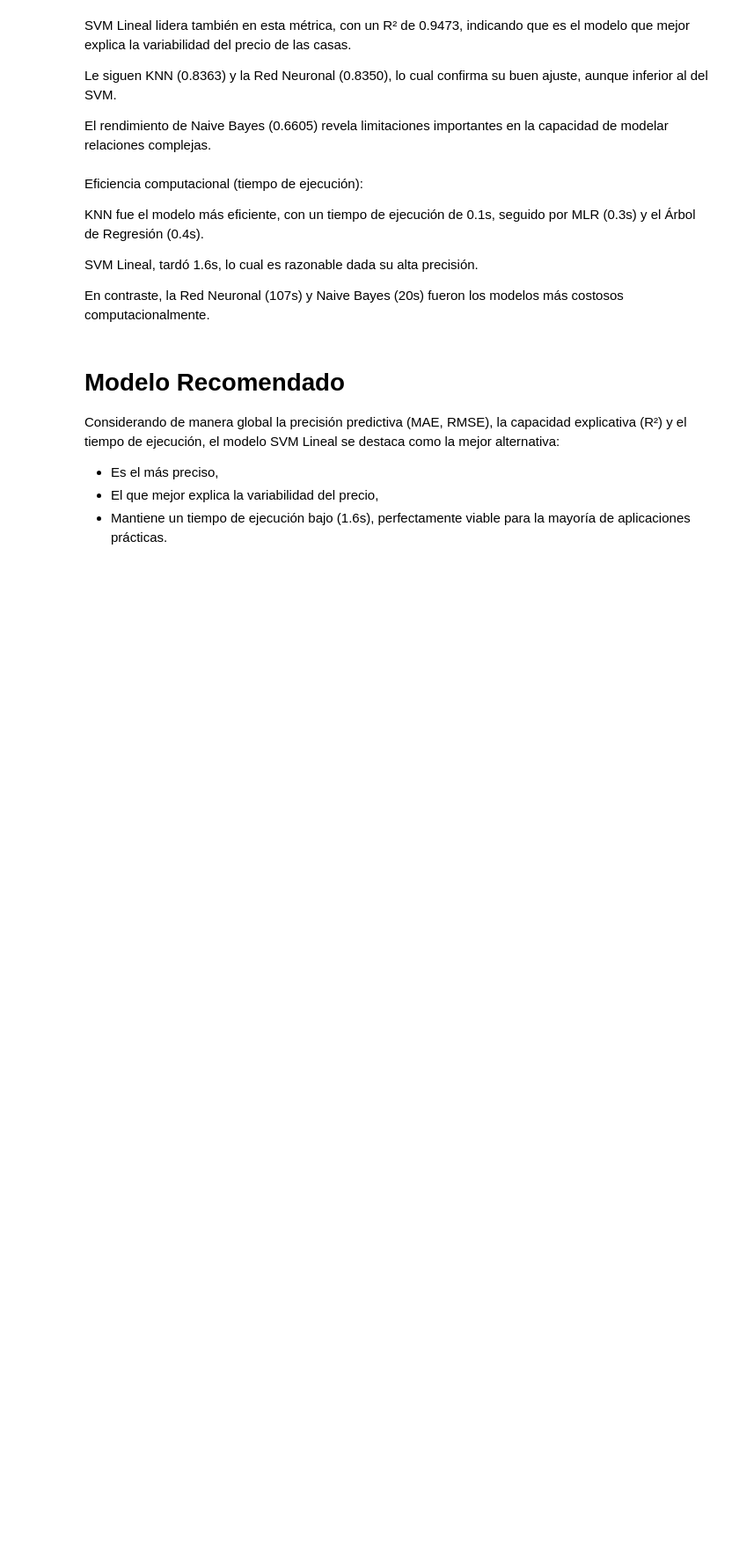
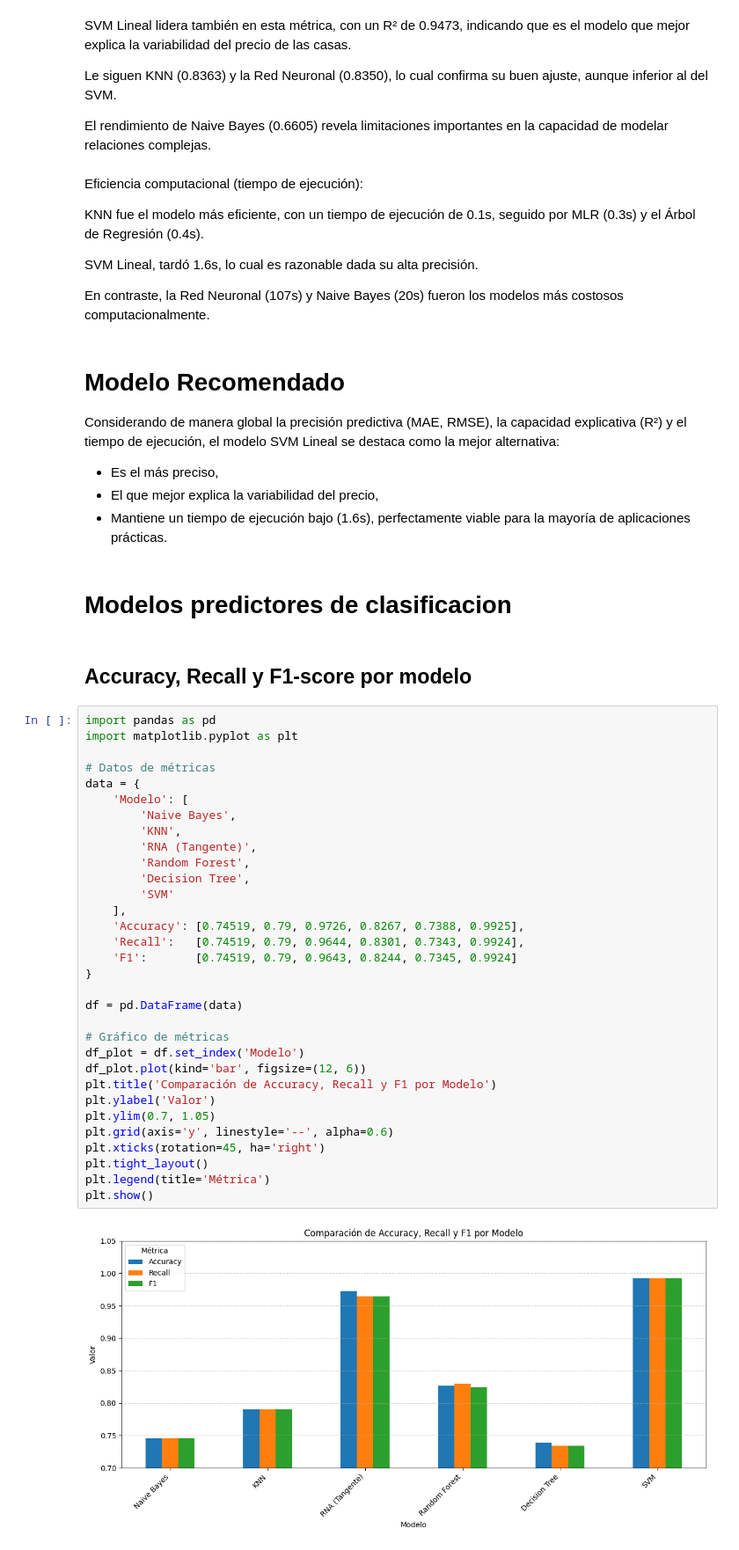
Before and after one commit to xtsebas/Houses_Prices, a Jupyter notebook: comparisson.ipynb, the cells around one changed output. Shown: that part at 88% size. Drawn from its saved outputs; the diff is of its cells as text; blank space fills up the shorter version.

Commit message:
Add comparisons and conclusion for classification models

```diff
--- a/comparisson.ipynb
+++ b/comparisson.ipynb
@@ -145,3 +145,41 @@ Considerando de manera global la precisión predictiva (MAE, RMSE), la capacidad
 - Es el más preciso,
 - El que mejor explica la variabilidad del precio,
 - Mantiene un tiempo de ejecución bajo (1.6s), perfectamente viable para la mayoría de aplicaciones prácticas.
+# %% [markdown]
+# Modelos predictores de clasificacion
+# %% [markdown]
+## Accuracy, Recall y F1-score por modelo
+# %%
+import pandas as pd
+import matplotlib.pyplot as plt
+
+# Datos de métricas
+data = {
+    'Modelo': [
+        'Naive Bayes',
+        'KNN',
+        'RNA (Tangente)',
+        'Random Forest',
+        'Decision Tree',
+        'SVM'
+    ],
+    'Accuracy': [0.74519, 0.79, 0.9726, 0.8267, 0.7388, 0.9925],
+    'Recall':   [0.74519, 0.79, 0.9644, 0.8301, 0.7343, 0.9924],
+    'F1':       [0.74519, 0.79, 0.9643, 0.8244, 0.7345, 0.9924]
+}
+
+df = pd.DataFrame(data)
+
+# Gráfico de métricas
+df_plot = df.set_index('Modelo')
+df_plot.plot(kind='bar', figsize=(12, 6))
+plt.title('Comparación de Accuracy, Recall y F1 por Modelo')
+plt.ylabel('Valor')
+plt.ylim(0.7, 1.05)
+plt.grid(axis='y', linestyle='--', alpha=0.6)
+plt.xticks(rotation=45, ha='right')
+plt.tight_layout()
+plt.legend(title='Métrica')
+plt.show()
+# %% [output]
+[figure, added]
```
Also changed, not shown: parts of 5 cells of this notebook.
